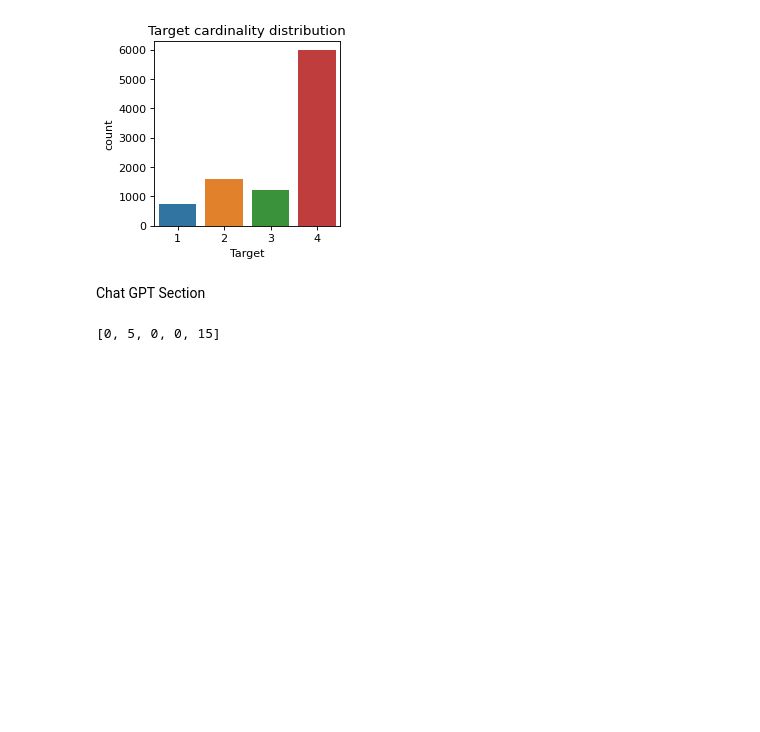
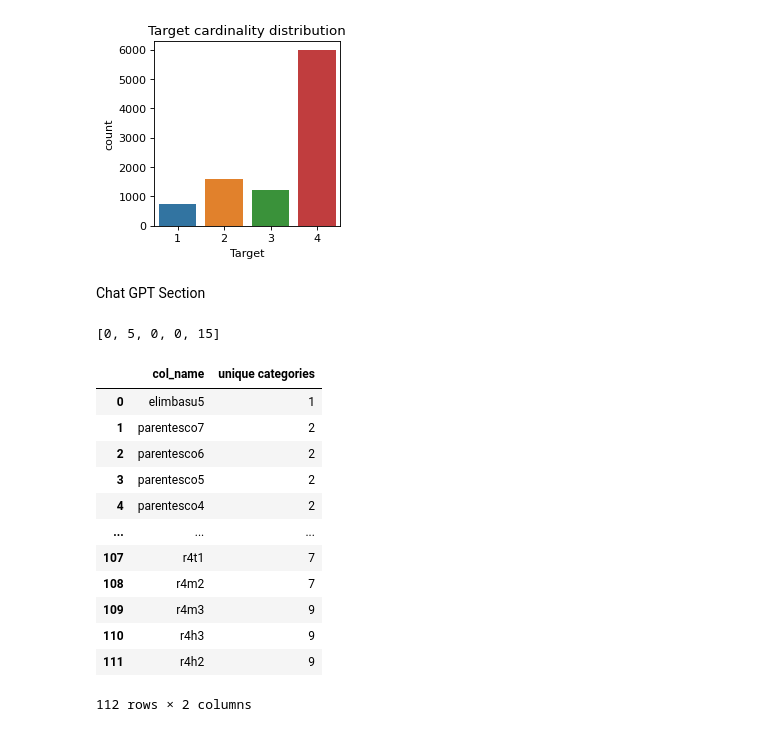
Before and after one commit to ashishsarkarmlops/assignment-2, a Jupyter notebook: Text preprocessing.ipynb, the cells around one changed output. Drawn from its saved outputs; the diff is of its cells as text; code cells hidden in the pictures; blank space fills up the shorter version.

```diff
--- a/Text preprocessing.ipynb
+++ b/Text preprocessing.ipynb
@@ -566,3 +664,23 @@ for i in range(len(list1)):
 print(list1)
 # %% [output]
 [0, 5, 0, 0, 15]
+# %%
+cardinal=pd.DataFrame(income_train_df[int_columns].nunique().sort_values(ascending=True).reset_index())
+# %%
+cardinal.columns=['col_name','unique categories']
+# %%
+cardinal[cardinal['unique categories']<=9]
+# %% [output]
+|  | col_name | unique categories |
+| 0 | elimbasu5 | 1 |
+| 1 | parentesco7 | 2 |
+| 2 | parentesco6 | 2 |
+| 3 | parentesco5 | 2 |
+| 4 | parentesco4 | 2 |
+| ... | ... | ... |
+| 107 | r4t1 | 7 |
+| 108 | r4m2 | 7 |
+| 109 | r4m3 | 9 |
+| 110 | r4h3 | 9 |
+| 111 | r4h2 | 9 |
+112 rows × 2 columns
```
Also changed, not shown: parts of 18 cells of this notebook.
